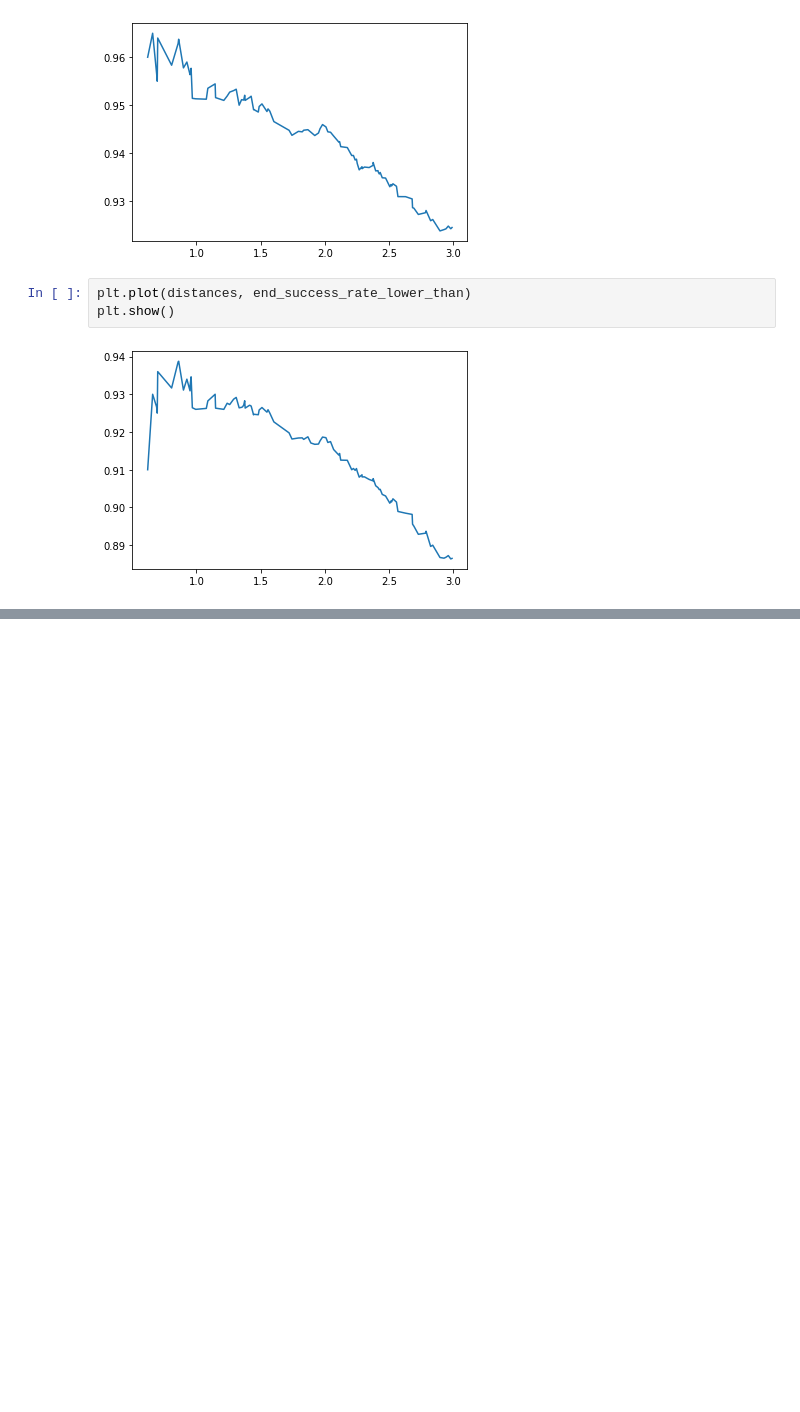
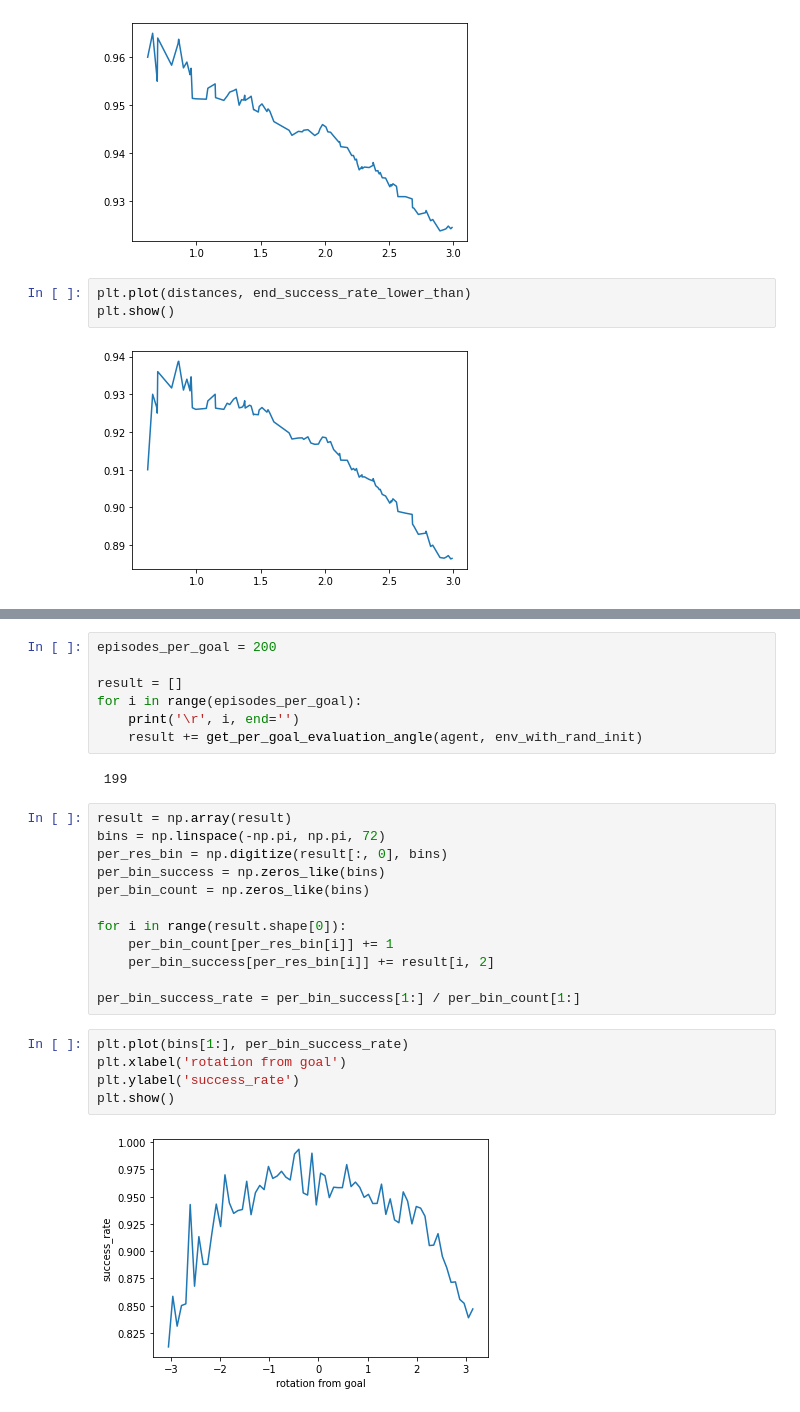
Before and after one commit to rl-project-dor-yuval/robomaze, a Jupyter notebook: Training/StepperStatistics.ipynb, the cells around one changed output, grey strips where cells are left out. Drawn from its saved outputs; the diff is of its cells as text; blank space fills up the shorter version.

```diff
--- a/Training/StepperStatistics.ipynb
+++ b/Training/StepperStatistics.ipynb
@@ -121,0 +157,28 @@ plt.show()
+# %%
+episodes_per_goal = 200
+
+result = []
+for i in range(episodes_per_goal):
+    print('\r', i, end='')
+    result += get_per_goal_evaluation_angle(agent, env_with_rand_init)
+# %% [output]
+ 199
+# %%
+result = np.array(result)
+bins = np.linspace(-np.pi, np.pi, 72)
+per_res_bin = np.digitize(result[:, 0], bins)
+per_bin_success = np.zeros_like(bins)
+per_bin_count = np.zeros_like(bins)
+
+for i in range(result.shape[0]):
+    per_bin_count[per_res_bin[i]] += 1
+    per_bin_success[per_res_bin[i]] += result[i, 2]
+
+per_bin_success_rate = per_bin_success[1:] / per_bin_count[1:]
+# %%
+plt.plot(bins[1:], per_bin_success_rate)
+plt.xlabel('rotation from goal')
+plt.ylabel('success_rate')
+plt.show()
+# %% [output]
+[figure, added]
```
Also changed, not shown: parts of 7 cells of this notebook, 5 other files.
